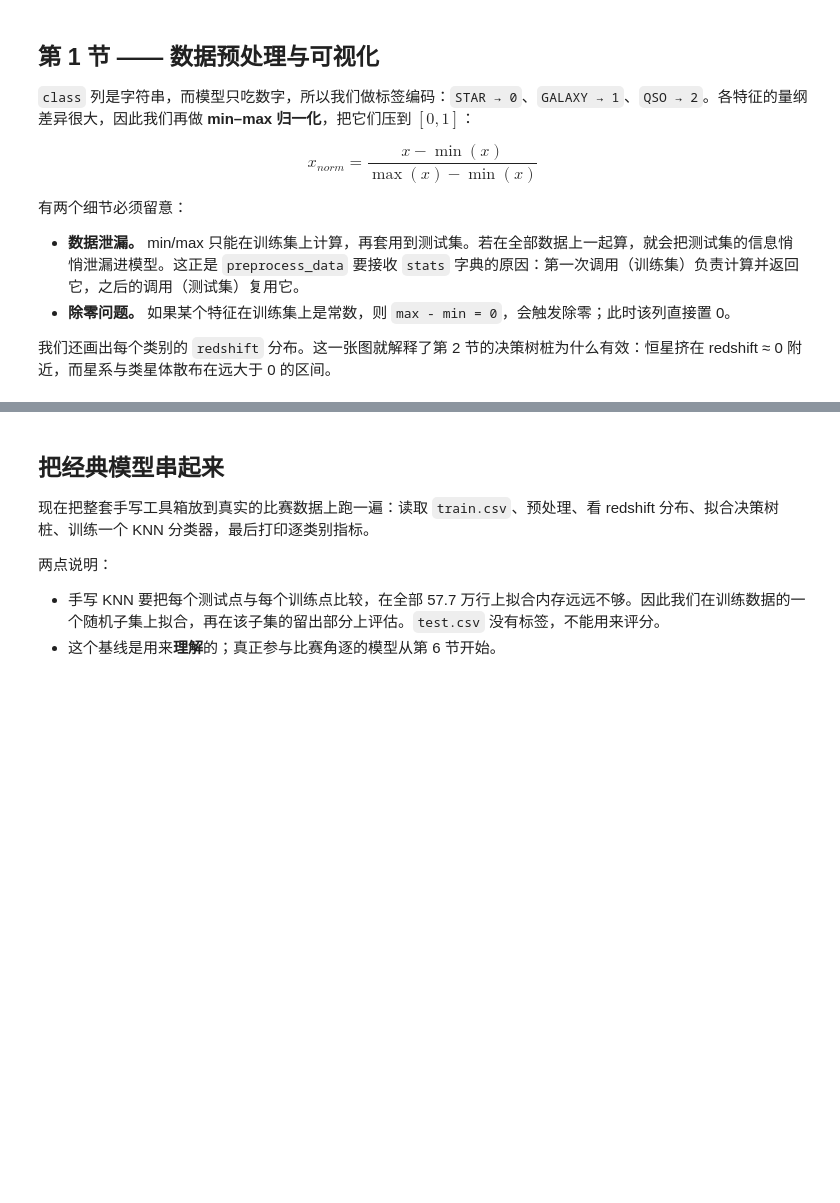
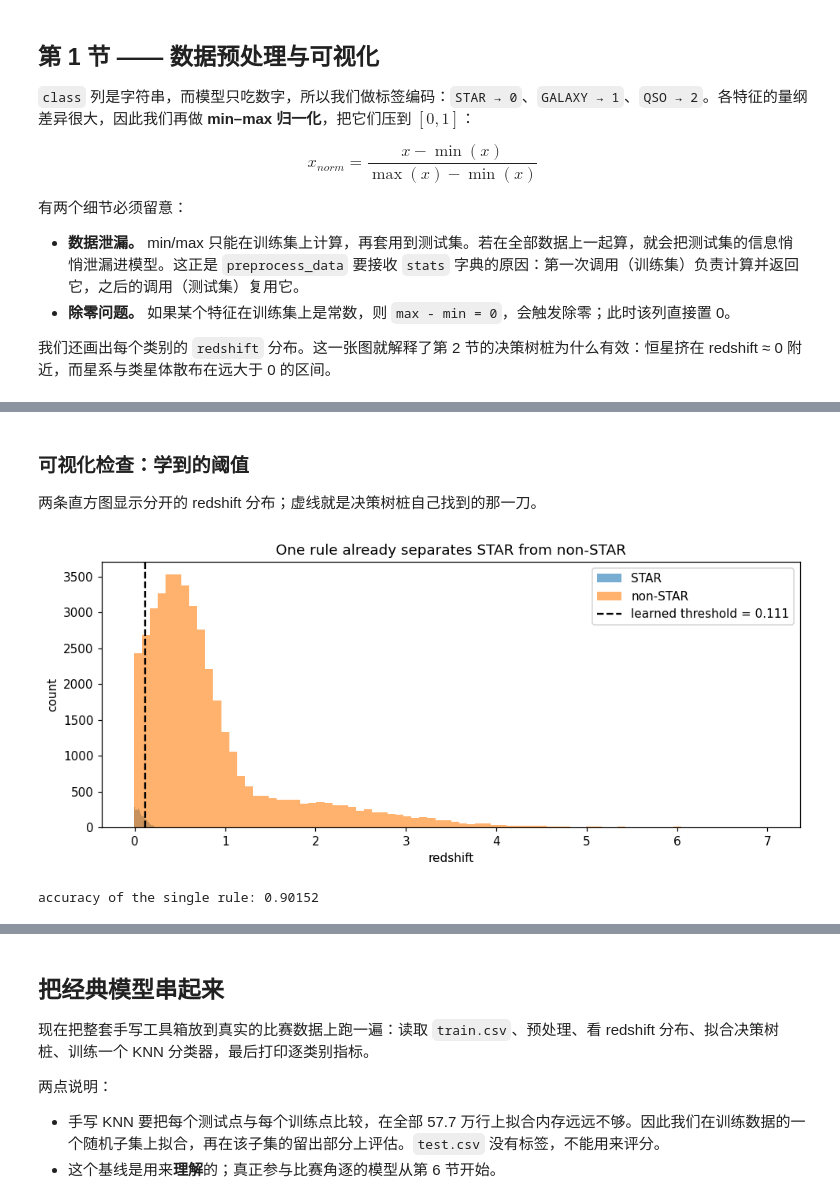
Before and after one commit to WuJinjun-cmd/WuJinjun-cmd.github.io, a Jupyter notebook: files/Stellar-Classification-zh.ipynb, the cells around one changed output, grey strips where cells are left out. Cells and saved outputs as stored; diff of their text form; code cells hidden in the pictures; blank space fills up the shorter version.

```diff
--- a/files/Stellar-Classification-zh.ipynb
+++ b/files/Stellar-Classification-zh.ipynb
@@ -267,6 +311,37 @@ class DecisionStump:
         """
         # Return array of predictions (0 or 1)
         return (X[:,self.feature_idx]>=self.threshold).astype(np.uint8)
+# %% [markdown]
+### 可视化检查：学到的阈值
+
+两条直方图显示分开的 redshift 分布；虚线就是决策树桩自己找到的那一刀。
+# %%
+# ---------------------------------------------------------------------
+# Visual check: the single redshift cut learned by the stump
+# ---------------------------------------------------------------------
+redshift = sample_df["redshift"].to_numpy()
+is_star = (sample_df["class"] == "STAR").to_numpy()
+
+stump_demo = DecisionStump()
+X_1d = redshift.reshape(-1, 1)                 # a one-column feature matrix
+y_1d = np.where(is_star, 0, 1)                 # 0 = STAR, 1 = non-STAR
+stump_demo.fit(X_1d, y_1d)
+
+plt.figure(figsize=(9, 4))
+plt.hist(redshift[is_star], bins=80, alpha=0.6, label="STAR")
+plt.hist(redshift[~is_star], bins=80, alpha=0.6, label="non-STAR")
+plt.axvline(stump_demo.threshold, color="k", ls="--",
+            label=f"learned threshold = {stump_demo.threshold:.3f}")
+plt.xlabel("redshift")
+plt.ylabel("count")
+plt.title("One rule already separates STAR from non-STAR")
+plt.legend()
+plt.tight_layout()
+plt.show()
+print("accuracy of the single rule:", (stump_demo.predict(X_1d) == y_1d).mean())
+# %% [output]
+[figure, added]
+accuracy of the single rule: 0.90152
 # %% [markdown]
 ## 第 3 节 —— K 近邻（KNN）
 
```
Also changed, not shown: parts of 34 cells of this notebook, 3 other files.
